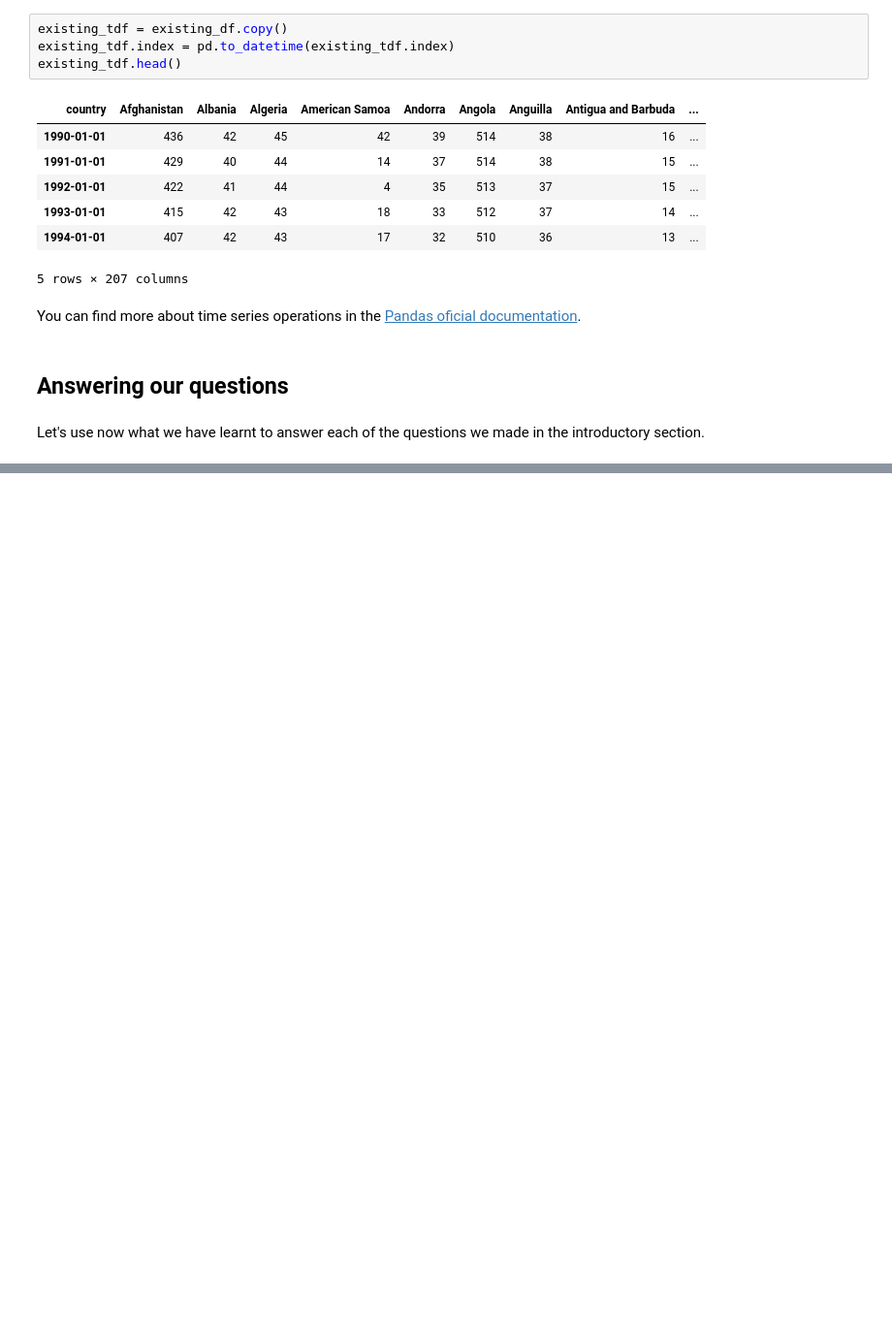
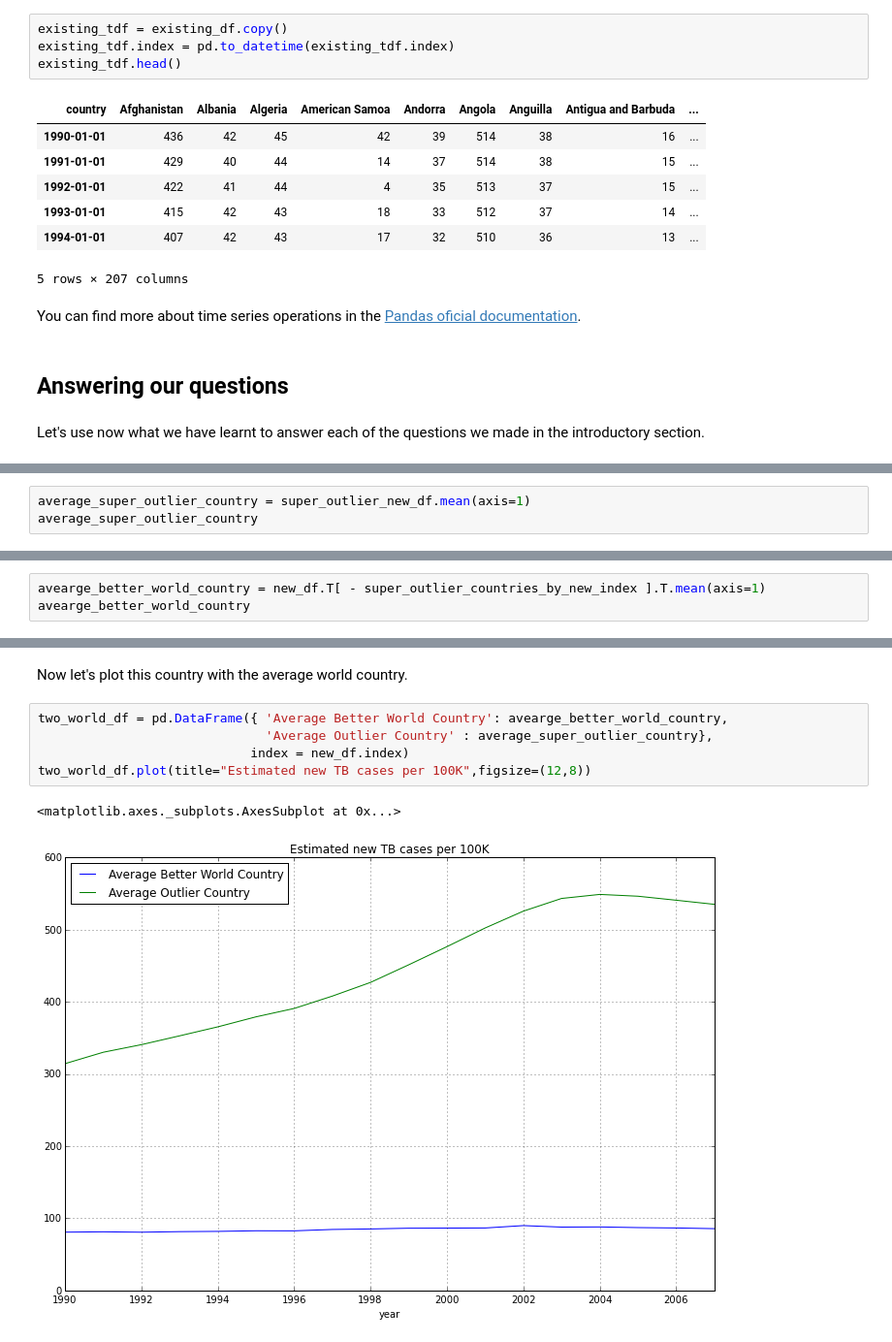
Before and after one commit to jadianes/data-science-your-way, a Jupyter notebook: data-frames/python-data-frames.ipynb, the cells around one changed output, grey strips where cells are left out. Shown at 97% size. Cells and saved outputs as stored; diff of their text form; blank space fills up the shorter version.

```diff
--- a/data-frames/python-data-frames.ipynb
+++ b/data-frames/python-data-frames.ipynb
@@ -636,0 +773,3 @@ dtype: int64
+# %%
+average_super_outlier_country = super_outlier_new_df.mean(axis=1)
+average_super_outlier_country
@@ -636,0 +799,3 @@ dtype: int64
+# %%
+avearge_better_world_country = new_df.T[ - super_outlier_countries_by_new_index ].T.mean(axis=1)
+avearge_better_world_country
@@ -636,0 +823,10 @@ dtype: int64
+# %% [markdown]
+Now let's plot this country with the average world country.
+# %%
+two_world_df = pd.DataFrame({ 'Average Better World Country': avearge_better_world_country,
+                              'Average Outlier Country' : average_super_outlier_country},
+                            index = new_df.index)
+two_world_df.plot(title="Estimated new TB cases per 100K",figsize=(12,8))
+# %% [output]
+<matplotlib.axes._subplots.AxesSubplot at 0x...>
+[figure, added]
```
Also changed, not shown: parts of 53 cells of this notebook, 1 other file.
